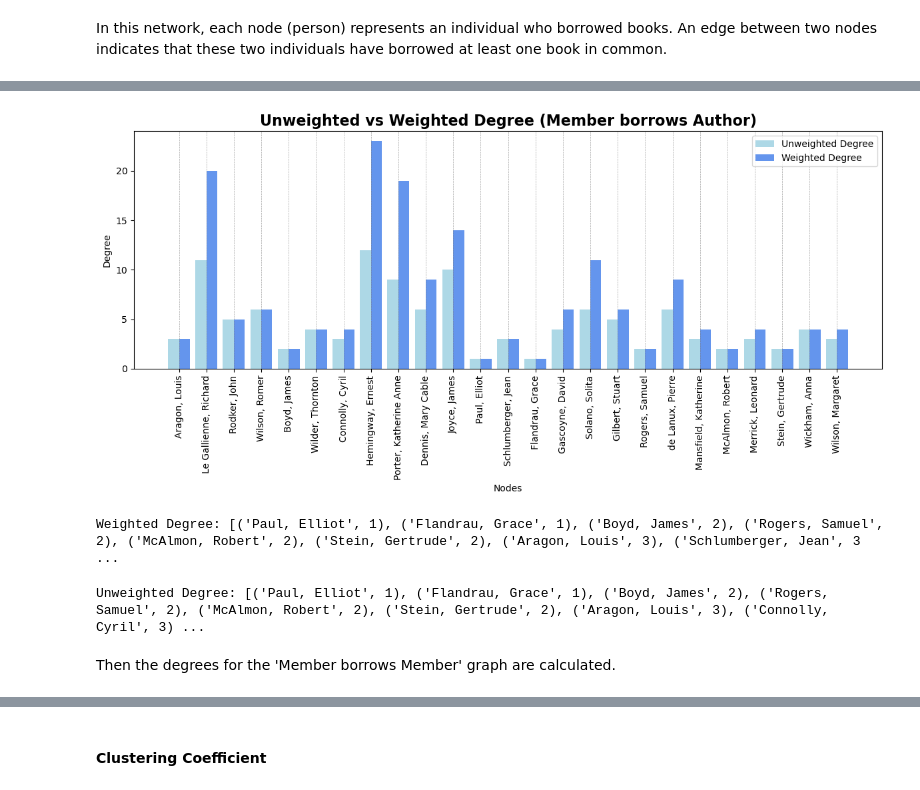
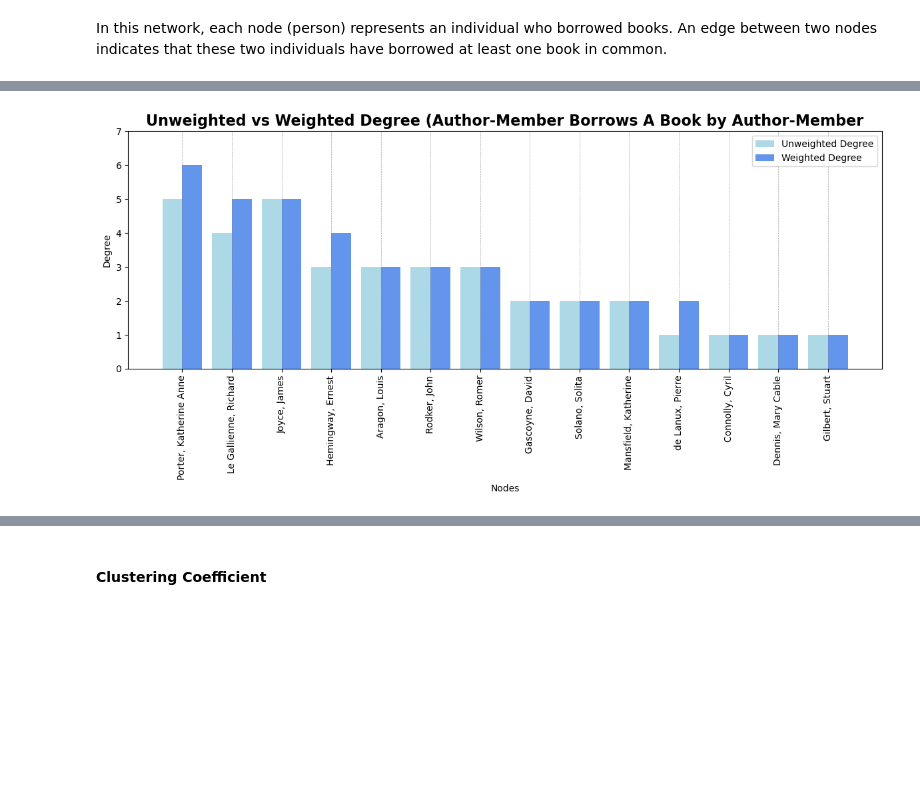
Before and after one commit to dittm/shakespeare-and-co, a Jupyter notebook: modules/04_network-analysis.ipynb, the cells around one changed output, grey strips where cells are left out. Drawn from its saved outputs; the diff is of its cells as text; code cells hidden in the pictures; blank space fills up the shorter version.

```diff
--- a/modules/04_network-analysis.ipynb
+++ b/modules/04_network-analysis.ipynb
@@ -289,11 +223,11 @@ print("Graph 'Member borrows Author' - Number of edges:", member_borrows_author_
 Graph 'Member borrows Author' - Number of nodes: 25
 Graph 'Member borrows Author' - Number of edges: 58
 # %%
-# Graph generation | Member borrows Member
+# Graph generation | Author-Member Borrows Author-Member Book
 
-member_borrows_member_graph = create_intersection_graph(member_borrows_member_matrix)
-print("Graph 'Member borrows Member' - Number of nodes:", member_borrows_member_graph.number_of_nodes())
-print("Graph 'Member borrows Member' - Number of edges:", member_borrows_member_graph.number_of_edges())
+AM_borrows_AM_graph = create_intersection_graph(AM_borrows_AM_matrix)
+print("Graph 'Member borrows Member' - Number of nodes:", AM_borrows_AM_graph.number_of_nodes())
+print("Graph 'Member borrows Member' - Number of edges:", AM_borrows_AM_graph.number_of_edges())
 # %% [output]
 Graph 'Member borrows Member' - Number of nodes: 14
 Graph 'Member borrows Member' - Number of edges: 18
@@ -448,0 +444,16 @@ Now the weighted and unweighted degree centrality is calculated.
+# %%
+# Degree distribution | Author-Member Borrows Author-Member Book
+
+AM_borrows_AM_unweighted_degree = dict(AM_borrows_AM_graph.degree())
+
+AM_borrows_AM_weighted_degree = dict(AM_borrows_AM_graph.degree(weight="weight"))
+
+print("Degree distribution for AM_borrows_AM_graph:")
+
+# Unweighted Degree
+
+print('Unweighted Degree:',sorted(AM_borrows_AM_unweighted_degree.items(), key=lambda x:x[1], reverse=True))
+
+# Weighted Degree
+
+print('Weighted Degree:',sorted(AM_borrows_AM_weighted_degree.items(), key=lambda x:x[1], reverse=True))
@@ -449,29 +464,11 @@ Now the weighted and unweighted degree centrality is calculated.
 # %%
-# Degree distribution | Member borrows Author
+# Plot: Degree distribution | Author-Member Borrows Author-Member Book
 
-member_borrows_author_weighted_degree = dict(member_borrows_author_graph.degree(weight="weight"))
-member_borrows_author_unweighted_degree = dict(member_borrows_author_graph.degree())
-
-plot_side_by_side_graph_metrics(member_borrows_author_weighted_degree,
-                                member_borrows_author_unweighted_degree,
-                                x_label="Nodes",
-                                y_label="Degree",
-                                title="Unweighted vs Weighted Degree (Member borrows Author)",
-                                rotation=90,
-                                figure_name='member_borrows_author_degree')
+plot_side_by_side_graph_metrics(AM_borrows_AM_weighted_degree,
+    AM_borrows_AM_unweighted_degree,
+    x_label="Nodes",                            y_label="Degree",
+    title="Unweighted vs Weighted Degree (Author-Member Borrows A Book by Author-Member",
+    rotation=90,
+    figure_name='AM_borrows_AM_degree')
 # %% [output]
-[figure, old version]
+[figure, new version]
-# %%
-# Weighted Degree | Member borrows Author
-
-print('Weighted Degree:',sorted(member_borrows_author_weighted_degree.items(), key=lambda x:x[1]))
-# %% [output]
-Weighted Degree: [('Paul, Elliot', 1), ('Flandrau, Grace', 1), ('Boyd, James', 2), ('Rogers, Samuel', 2), ('McAlmon, Robert', 2), ('Stein, Gertrude', 2), ('Aragon, Louis', 3), ('Schlumberger, Jean', 3 ...
-# %%
-# Unweighted Degree | Member borrows Author
-
-print('Unweighted Degree:',sorted(member_borrows_author_unweighted_degree.items(), key=lambda x:x[1]))
-# %% [output]
-Unweighted Degree: [('Paul, Elliot', 1), ('Flandrau, Grace', 1), ('Boyd, James', 2), ('Rogers, Samuel', 2), ('McAlmon, Robert', 2), ('Stein, Gertrude', 2), ('Aragon, Louis', 3), ('Connolly, Cyril', 3) ...
-# %% [markdown]
-Then the degrees for the 'Member borrows Member' graph are calculated.
```
Also changed, not shown: parts of 85 cells of this notebook, 28 other files.
